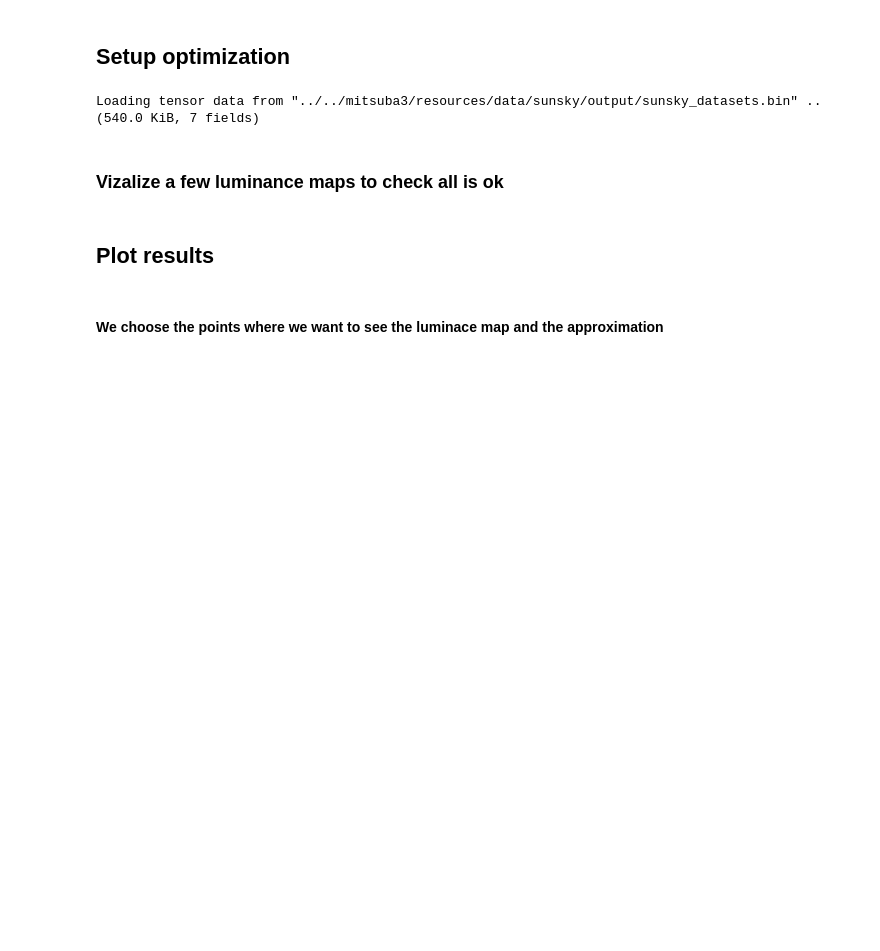
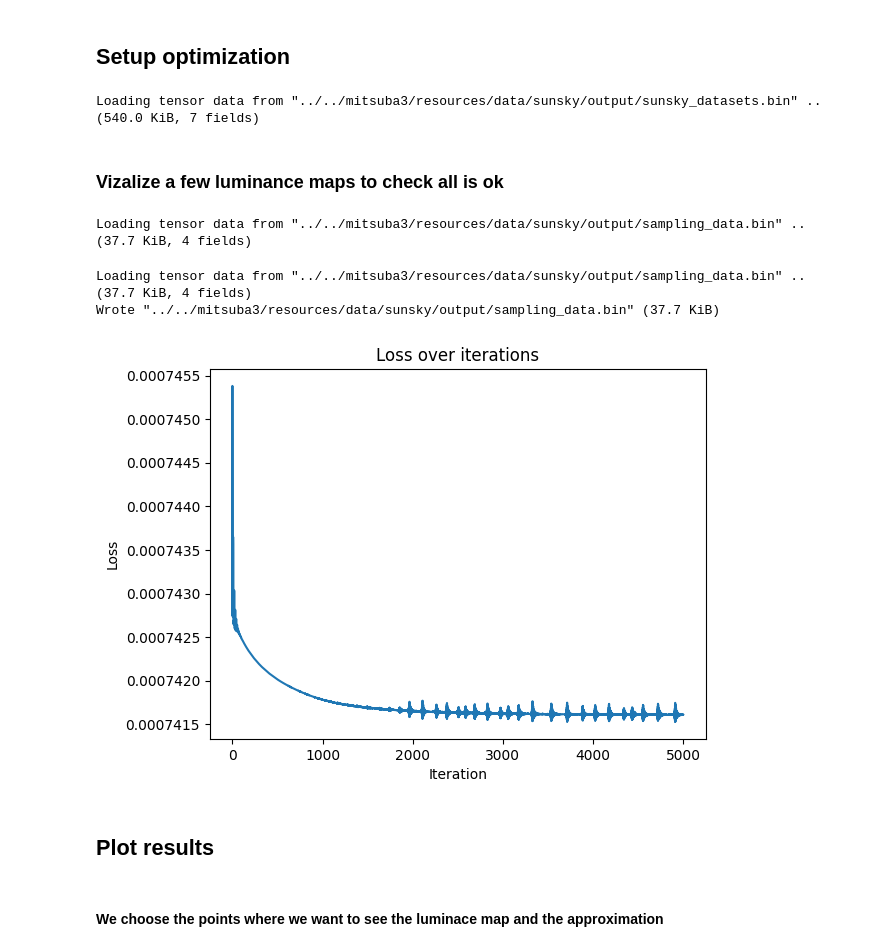
Before and after one commit to matttsss/mitsuba3, a Jupyter notebook: sampling_tests/warps.ipynb, the cells around one changed output. Saved outputs shown, nothing was run; the diff lists cells and outputs as text; code cells hidden in the pictures; blank space fills up the shorter version.

Commit message:
Regenarate and verify weights

```diff
--- a/sampling_tests/warps.ipynb
+++ b/sampling_tests/warps.ipynb
@@ -186,7 +186,7 @@ def approximate_pdf(tex_weights, tex_pos, uv):
     valid_range = (0 <= uv.x) & (uv.x <= 1)
     return dr.lerp(dr.inv_two_pi * pdf1, pdf2, weights[0]) & valid_range
 
-def train_approx_loss(weights, tex_pos, uv):
+def train_approx_pdf(weights, tex_pos, uv):
     pdf1 = warp_1_pdf(weights[1], uv)
     pdf2 = warp_2_pdf(weights[2:], uv)
 
@@ -301,22 +301,22 @@ def compute_loss(tex_weights, tex_pos, sky_rad, sky_params, norm_factor, sun_dir
 
     # MSE
     loss = compute_loss_grid(
-        train_approx_loss,
+        train_approx_pdf,
         weights, tex_pos, sky_rad, sky_params, norm_factor, sun_dir, wi, nb_wi
     )
 
     ## Regularizer
     regularizer = mi.Float(0)
     # # keep a downward warp towards the horizon
-    # regularizer += 50*dr.select(
-    #     weights[1] > 1, (1 - weights[1])**2, 0
-    # )
+    regularizer += 50*dr.select(
+        weights[1] > 1, (1 - weights[1])**2, 0
+    )
 
     # keep the mean arround the sun elevation
     # real_sun_elevation = dr.cos(dr.pi/2 - tex_pos.y * (MAX_ETA - MIN_ETA) + MIN_ETA)
     # err = real_sun_elevation - weights[2]
     # regularizer += 0.05 * err ** 2
-    # regularizer = (dr.clip(weights[2], 0.0, 1.0) - weights[2])**2
+    regularizer = (dr.clip(weights[2], 0.0, 1.0) - weights[2])**2
 
     # prevent the gaussian from flattening too much
     regularizer += dr.select(
@@ -333,12 +333,13 @@ def compute_loss(tex_weights, tex_pos, sky_rad, sky_params, norm_factor, sun_dir
 # %%
 ## Generate initial weights
 
-if False:
+if True:
     opt_key = "weights"
 
     if False:
-        with open('data/optimized_weights_bis.pkl', 'rb') as f:
-            weights = pkl.load(f)
+        with open('data/optimized_weights.pkl', 'rb') as f:
+            weights = mi.tensor_io.read('../../mitsuba3/resources/data/sunsky/output/sampling_data.bin')['weights']
+            weights = mi.TensorXf(weights)
             tex_weights = mi.Texture2f(weights,
                                     wrap_mode=dr.WrapMode.Clamp,
                                     migrate=False)
@@ -354,52 +355,52 @@ if False:
     opt = mi.ad.Adam(lr=0.005)
     opt[opt_key] = weights
 
-    turbs, sun_elevation = dr.meshgrid(
-        dr.linspace(mi.Float, 1, 10, weights.shape[1]),
-        dr.linspace(mi.Float, MIN_ETA, MAX_ETA, weights.shape[0]),
-        indexing='xy'
-    )
-    real_sun_elevation = dr.cos(dr.pi/2 - sun_elevation)
-
     def update_and_clamp_weights(optimizer, tex_weights):
 
         tensor = clamp_channels(optimizer[opt_key], 0, min_val=0, max_val=1)
         tensor = clamp_channels(tensor, 1, min_val=0, max_val=1)
-        tensor = clamp_channels(tensor, 2, min_val=real_sun_elevation, max_val=real_sun_elevation)
-        #tensor = clamp_channels(tensor, 4, min_val=0.01, max_val=dr.pi/4)
+
+
         optimizer[opt_key] = tensor
         tex_weights.set_tensor(optimizer[opt_key])
 
     ## Optimize
     losses = []
-    iterations = trange(10000, desc="Optimizing")
+    iterations = trange(16000, desc="Optimizing")
     for it in iterations:
 
         update_and_clamp_weights(opt, tex_weights)
 
         loss = compute_loss(tex_weights, tex_pos, sky_rad, sky_params, norm_factor, sun_dir, env_map_wi, dr.width(env_map_wi))
 
         opt.step()
 
         if it % 5 == 0:
             iterations.set_postfix_str(f"Loss: {loss}")
 
         losses.append(loss)
 
     update_and_clamp_weights(opt, tex_weights)
     optimal_weights = opt[opt_key]
 
-    with open('data/optimized_weights_fixed_eta.pkl', 'wb') as f:
-        pkl.dump(optimal_weights, f)
+    ### Save optimized weights
+    old_tensors = mi.tensor_io.read('../../mitsuba3/resources/data/sunsky/output/sampling_data.bin')
+    old_tensors[opt_key] = optimal_weights
+    mi.tensor_io.write('../../mitsuba3/resources/data/sunsky/output/sampling_data.bin', **old_tensors)
 
     plt.close()
     cutoff = 0
     losses_to_plot = losses[cutoff:]
     plt.plot(np.arange(len(losses_to_plot)) + cutoff, losses_to_plot)
     plt.title('Loss over iterations')
     plt.xlabel('Iteration')
     plt.ylabel('Loss')
     plt.show()
+# %% [output]
+Loading tensor data from "../../mitsuba3/resources/data/sunsky/output/sampling_data.bin" .. (37.7 KiB, 4 fields)
+Loading tensor data from "../../mitsuba3/resources/data/sunsky/output/sampling_data.bin" .. (37.7 KiB, 4 fields)
+Wrote "../../mitsuba3/resources/data/sunsky/output/sampling_data.bin" (37.7 KiB)
+[figure, added]
 # %% [markdown]
 ## Plot results
 # %%
```
Also changed, not shown: parts of 2 cells of this notebook, 2 other files.
